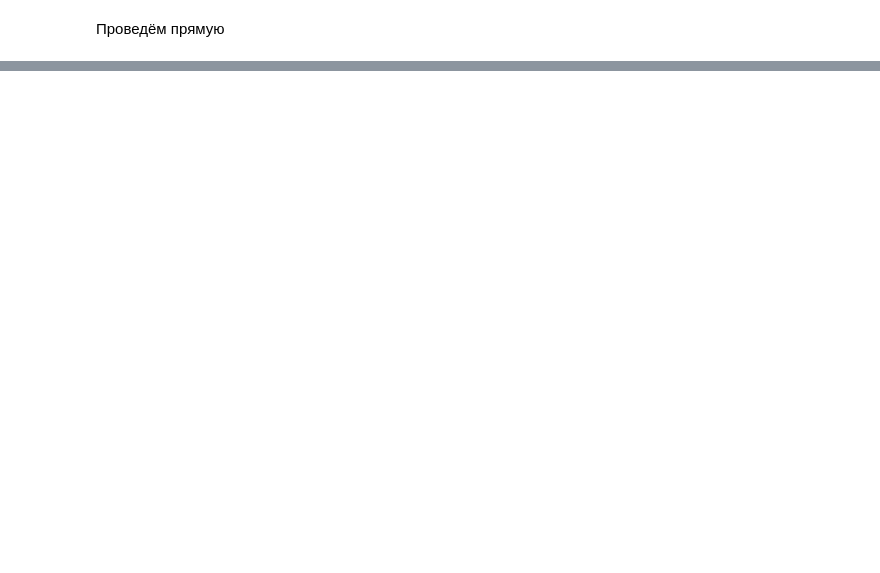
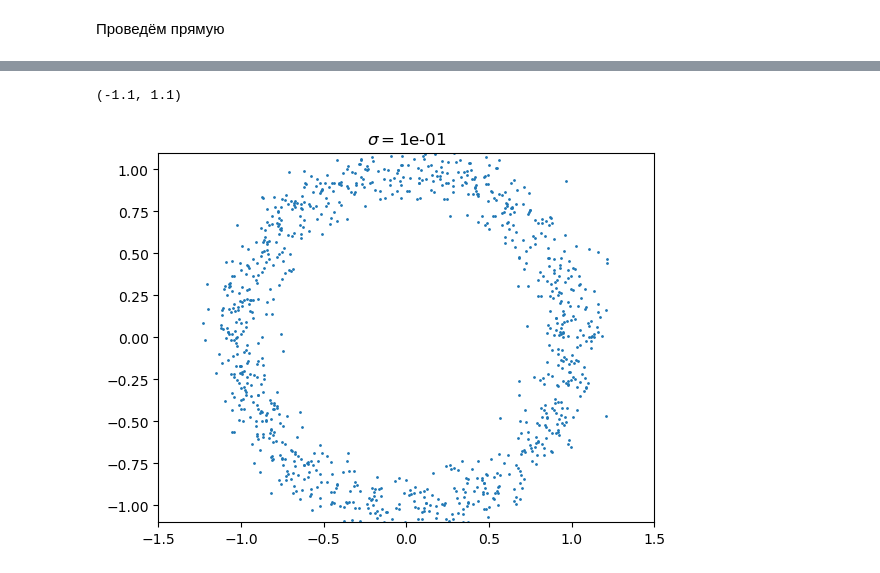
Before and after one commit to EHAT32/inverse, a Jupyter notebook: 2_12/regression.ipynb, the cells around one changed output, grey strips where cells are left out. Saved outputs shown, nothing was run; the diff lists cells and outputs as text; code cells hidden in the pictures; blank space fills up the shorter version.

```diff
--- a/2_12/regression.ipynb
+++ b/2_12/regression.ipynb
@@ -37,0 +46,19 @@ plt.legend()
+# %%
+# Параметры для обучения
+r = 1
+sigma = 1e-1
+size = 1000
+target = np.empty((size, 2))
+
+angle = np.random.random((size,))*2*np.pi
+
+target[:, 0] = np.cos(angle) + np.random.normal(0, sigma, (size, ))
+target[:, 1] = np.sin(angle) + np.random.normal(0, sigma, (size, ))
+# %%
+plt.scatter(target[:,0], target[:,1], 1)
+plt.title(f"$\sigma=${sigma:.0e}")
+plt.xlim(-1.5, 1.5)
+plt.ylim(-1.1, 1.1)
+# %% [output]
+(-1.1, 1.1)
+[figure, added]
```
Also changed, not shown: parts of 10 cells of this notebook, 1 other file.
